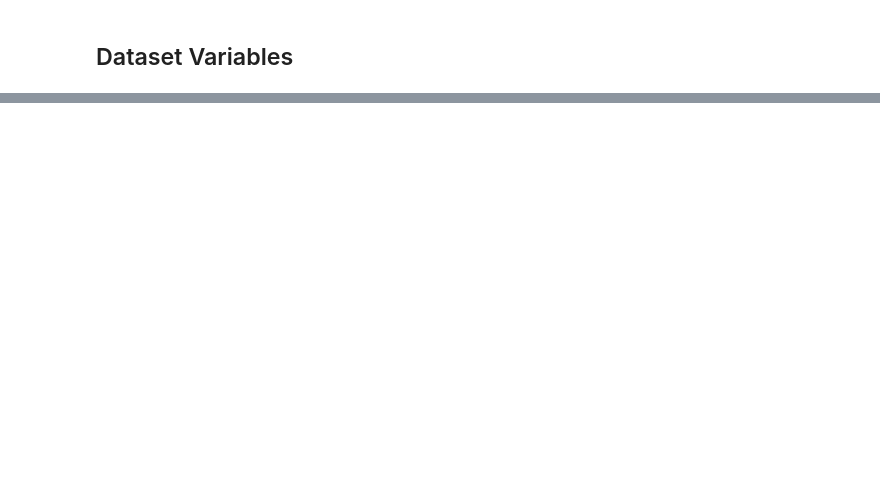
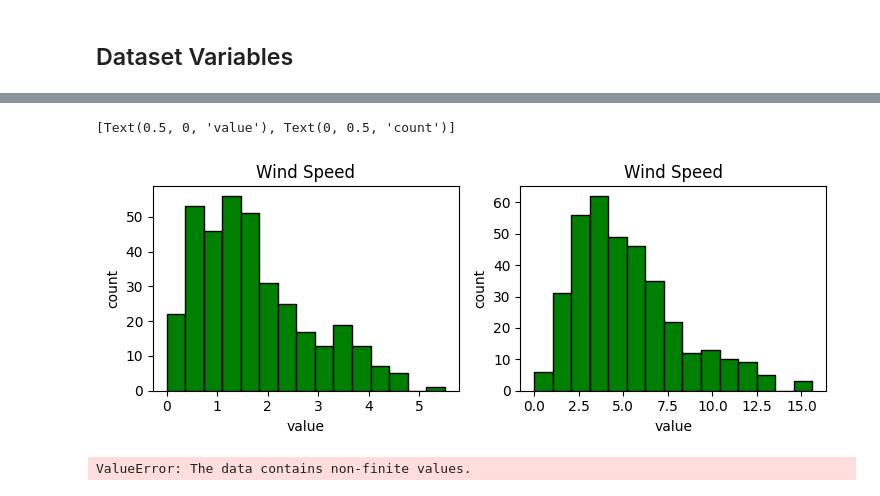
Before and after one commit to humphs078/ProgrammingforDataAnalysisAssignment_1, a Jupyter notebook: submission_notebook.ipynb, the cells around one changed output, grey strips where cells are left out. Drawn from its saved outputs; the diff is of its cells as text; code cells hidden in the pictures; blank space fills up the shorter version.

```diff
--- a/submission_notebook.ipynb
+++ b/submission_notebook.ipynb
@@ -203,3 +224,22 @@ Applying variable classification and level of measurement the dataset can be sum
+# %%
+plt.rcParams["figure.figsize"] = [7.5, 3]
+plt.rcParams["figure.autolayout"] = True
+
+fig, axis = plt.subplots(1, 2)
+axis[0].hist(garden_weather['wind_speed_m_s'], color = 'green', edgecolor = 'black', bins=15)
+axis[0].set_title("Wind Speed")
+axis[0].set(xlabel='value', ylabel='count')
+axis[1].hist(garden_weather['gust_m_s'], color = 'green', edgecolor = 'black', bins=15)
+axis[1].set_title("Wind Speed")
+axis[1].set(xlabel='value', ylabel='count')
+# %% [output]
+[Text(0.5, 0, 'value'), Text(0, 0.5, 'count')]
+[figure, added]
+# %%
+from scipy import stats
+params = stats.weibull_min.fit(data=garden_weather['wind_speed_m_s'], floc = 0, scale = 2)
+# %% [output]
+ValueError: The data contains non-finite values.
 # %% [markdown]
 ## References <a id="references"></a>
 
```
Also changed, not shown: parts of 10 cells of this notebook.
